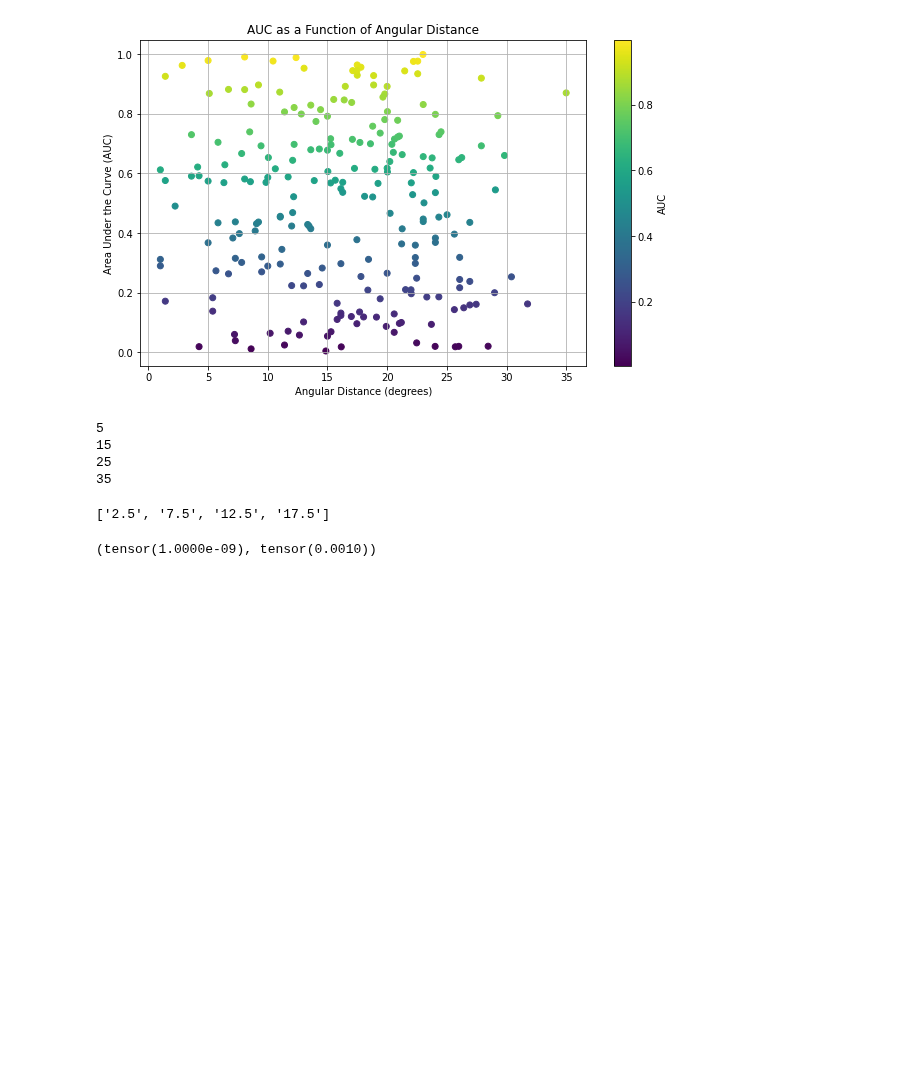
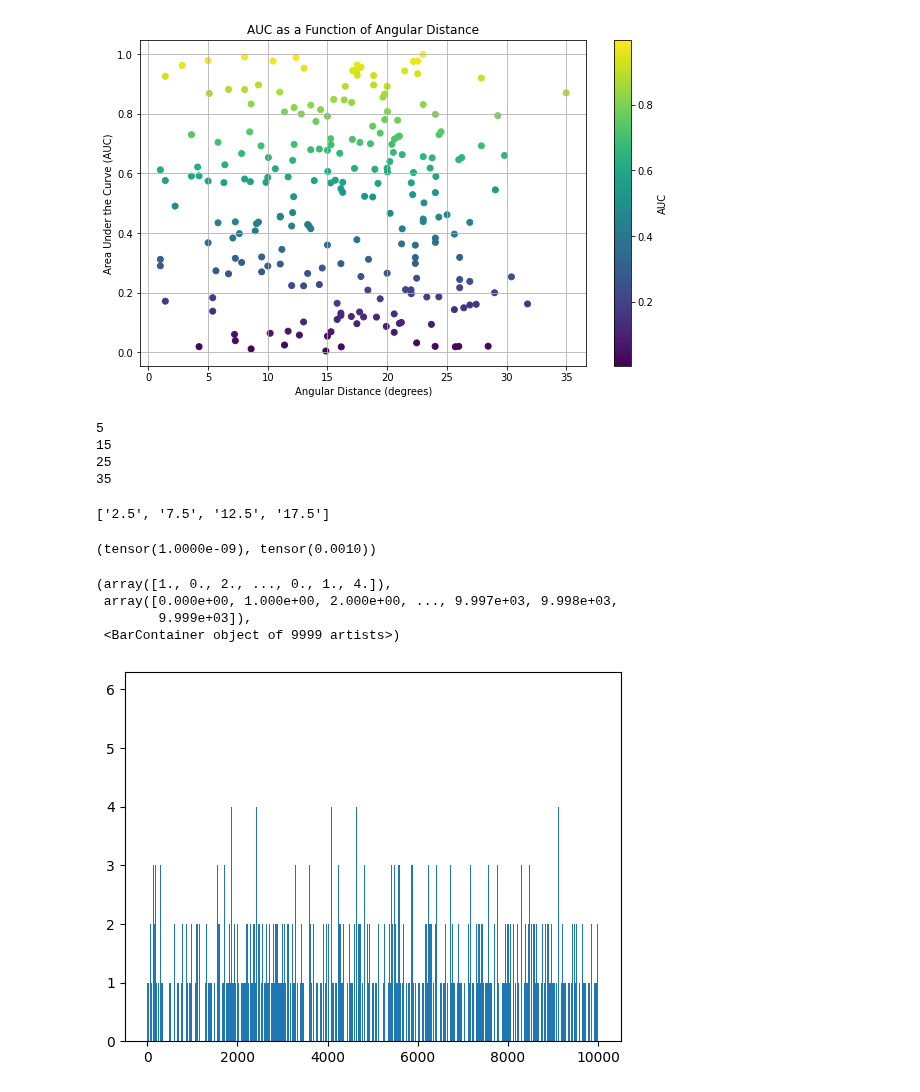
Before and after one commit to AstroMusers/AI-Boosted-Coronagraphy, a Jupyter notebook: notebooks/visualize_dataset.ipynb, the cells around one changed output. Cells and saved outputs as stored; diff of their text form; code cells hidden in the pictures; blank space fills up the shorter version.

Commit message:
visualize

```diff
--- a/notebooks/visualize_dataset.ipynb
+++ b/notebooks/visualize_dataset.ipynb
@@ -246,3 +248,17 @@ flux_coef = flux_coef * (10e-4 - 10e-10) + 10e-10
 flux_coef[0] , flux_coef[-1]
 # %% [output]
 (tensor(1.0000e-09), tensor(0.0010))
+# %%
+num_rand_flux = 10**4
+
+flux_coef = torch.randint(num_rand_flux, (num_rand_flux,))
+# %%
+flux_coef.cpu().numpy()
+counts, bins = np.histogram(flux_coef, bins=torch.arange(num_rand_flux))
+plt.hist(bins[:-1], bins, weights=counts)
+# %% [output]
+(array([1., 0., 2., ..., 0., 1., 4.]),
+ array([0.000e+00, 1.000e+00, 2.000e+00, ..., 9.997e+03, 9.998e+03,
+        9.999e+03]),
+ <BarContainer object of 9999 artists>)
+[figure, added]
```
Also changed, not shown: parts of 2 cells of this notebook, 1 other file.
